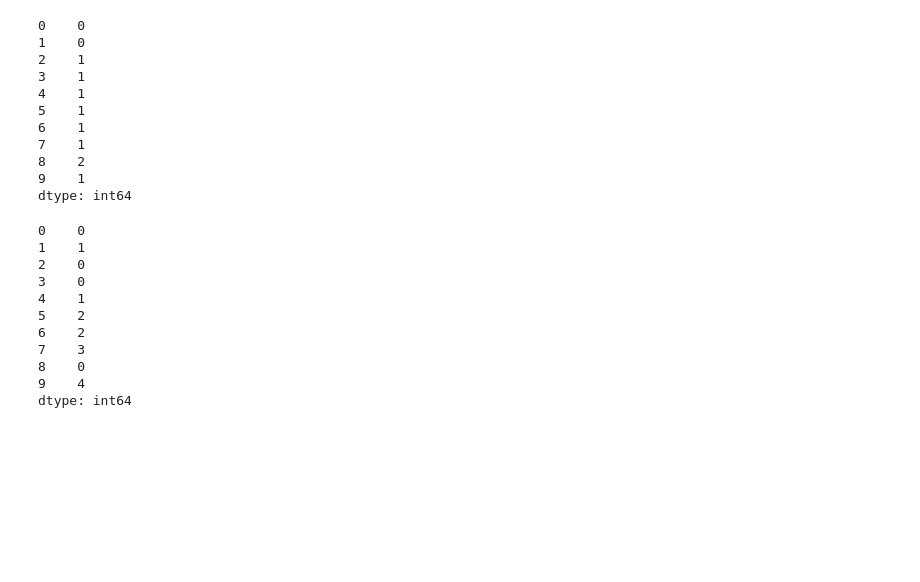
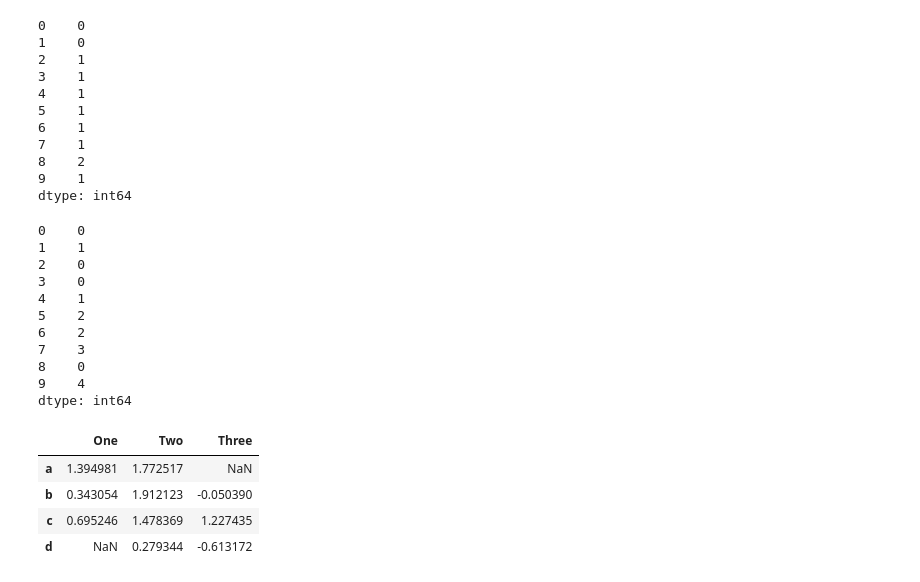
Before and after one commit to galaxy1014/ML_module_summary, a Jupyter notebook: Pandas/Basic Function/Basic Functionality.ipynb, the cells around one changed output. Drawn from its saved outputs; the diff is of its cells as text; code cells hidden in the pictures; blank space fills up the shorter version.

Commit message:
add : update Basic Functionality.ipynb
add Missing data part code

```diff
--- a/Pandas/Basic Function/Basic Functionality.ipynb
+++ b/Pandas/Basic Function/Basic Functionality.ipynb
@@ -386,3 +402,15 @@ rem
 8    0
 9    4
 dtype: int64
+# %%
+df = pd.DataFrame({'One' : {'a': 1.394981, 'b' : 0.343054, 'c' : 0.695246},
+                  'Two' : {'a' : 1.772517, 'b' : 1.912123, 'c' : 1.478369, 'd' : 0.279344},
+                  'Three' : {'b' : -0.050390, 'c' : 1.227435, 'd' : -0.613172}})
+# %%
+df
+# %% [output]
+|  | One | Two | Three |
+| a | 1.394981 | 1.772517 | NaN |
+| b | 0.343054 | 1.912123 | -0.050390 |
+| c | 0.695246 | 1.478369 | 1.227435 |
+| d | NaN | 0.279344 | -0.613172 |
```
Also changed, not shown: parts of 11 cells of this notebook.
